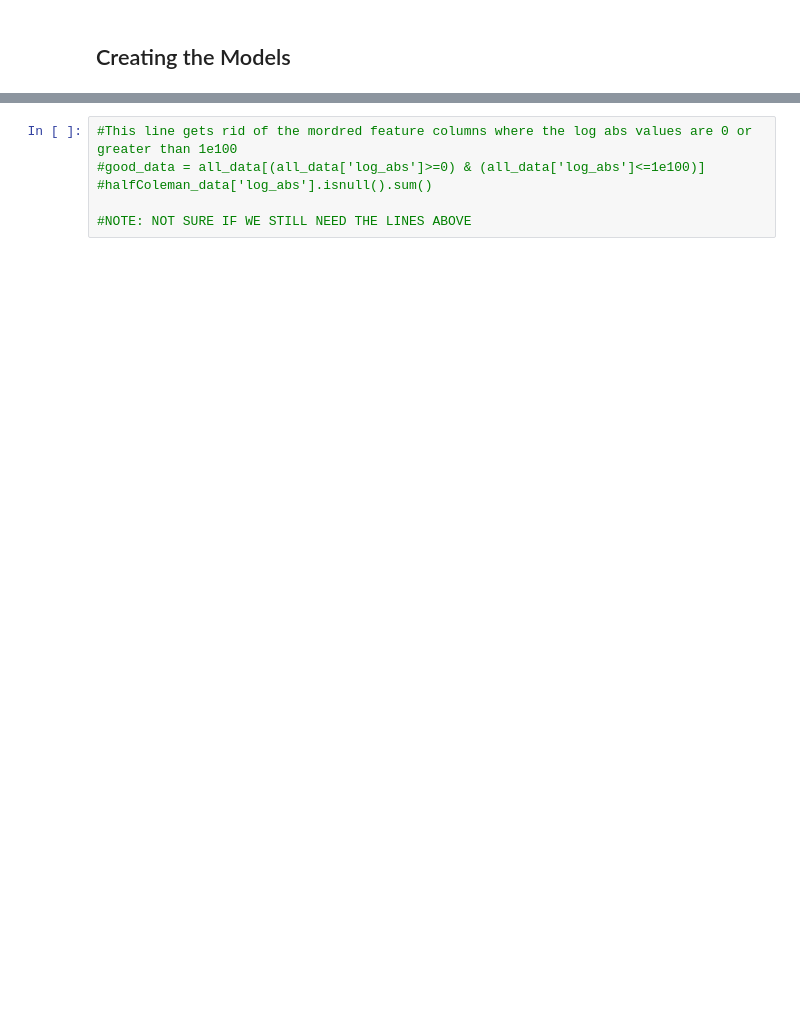
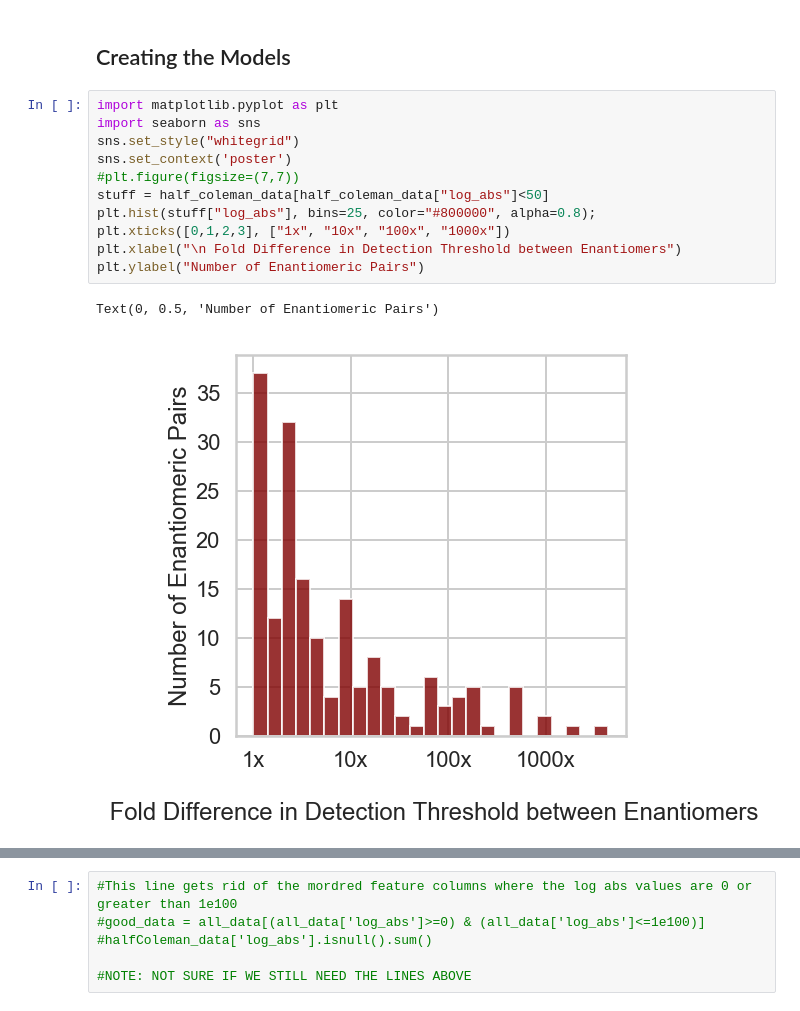
Before and after one commit to rgerkin/enantiomerlist, a Jupyter notebook: OdorantModel.ipynb, the cells around one changed output, grey strips where cells are left out. Drawn from its saved outputs; the diff is of its cells as text; blank space fills up the shorter version.

```diff
--- a/OdorantModel.ipynb
+++ b/OdorantModel.ipynb
@@ -164,5 +186,19 @@ both_features = finite_mordred | finite_morgan
 # %% [markdown]
 ## Creating the Models
+# %%
+import matplotlib.pyplot as plt
+import seaborn as sns
+sns.set_style("whitegrid")
+sns.set_context('poster')
+#plt.figure(figsize=(7,7))
+stuff = half_coleman_data[half_coleman_data["log_abs"]<50]
+plt.hist(stuff["log_abs"], bins=25, color="#800000", alpha=0.8);
+plt.xticks([0,1,2,3], ["1x", "10x", "100x", "1000x"])
+plt.xlabel("\n Fold Difference in Detection Threshold between Enantiomers")
+plt.ylabel("Number of Enantiomeric Pairs")
+# %% [output]
+Text(0, 0.5, 'Number of Enantiomeric Pairs')
+[figure, added]
 # %%
 #This model tests on the average of the predicted values of the mordred and morgan feature dataframes
 average_model = a.model_average(mordred_data, finite_mordred, morgan_data, finite_morgan)
```
Also changed, not shown: parts of 15 cells of this notebook, 1 other file.
